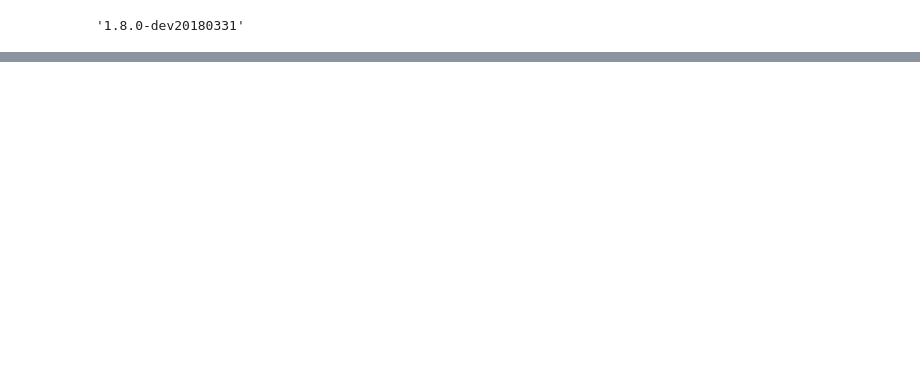
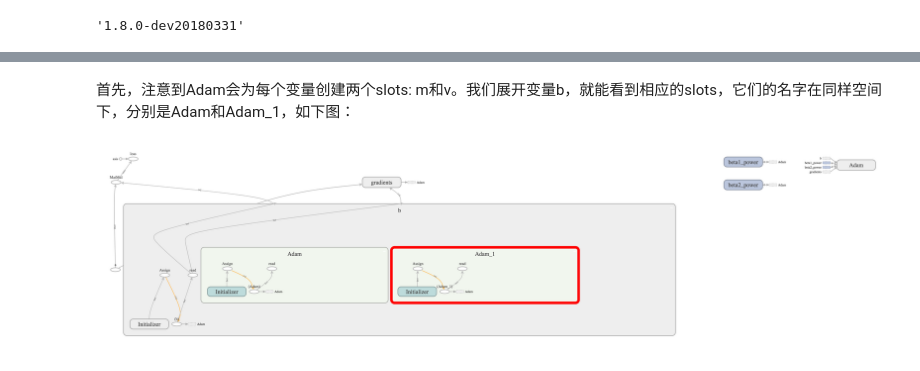
Before and after one commit to facaiy/book_notes, a Jupyter notebook: tensorflow_code/optimizer/note.ipynb, the cells around one changed output, grey strips where cells are left out. Cells and saved outputs as stored; diff of their text form; code cells hidden in the pictures; blank space fills up the shorter version.

```diff
--- a/tensorflow_code/optimizer/note.ipynb
+++ b/tensorflow_code/optimizer/note.ipynb
@@ -60,0 +93,6 @@ with tf.Graph().as_default():
+# %% [markdown]
+首先，注意到Adam会为每个变量创建两个slots: m和v。我们展开变量b，就能看到相应的slots，它们的名字在同样空间下，分别是Adam和Adam_1，如下图：
+# %%
+Image('./res/tensorboard/var_b.png')
+# %% [output]
+[figure, added]
```
Also changed, not shown: parts of 11 cells of this notebook, 4 other files.
